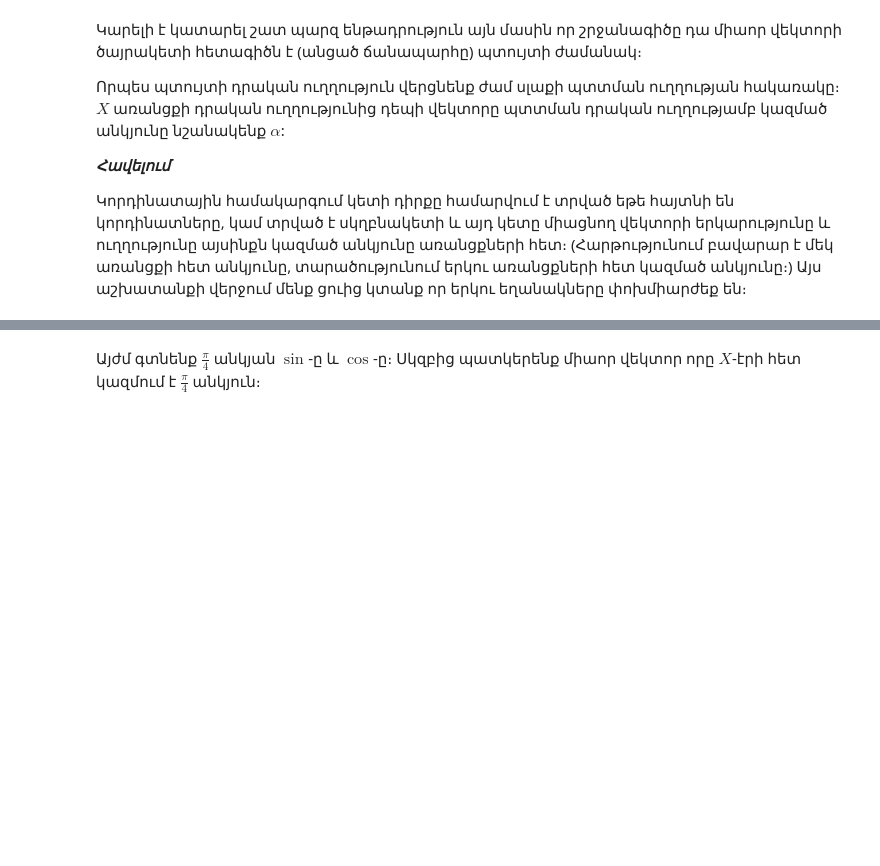
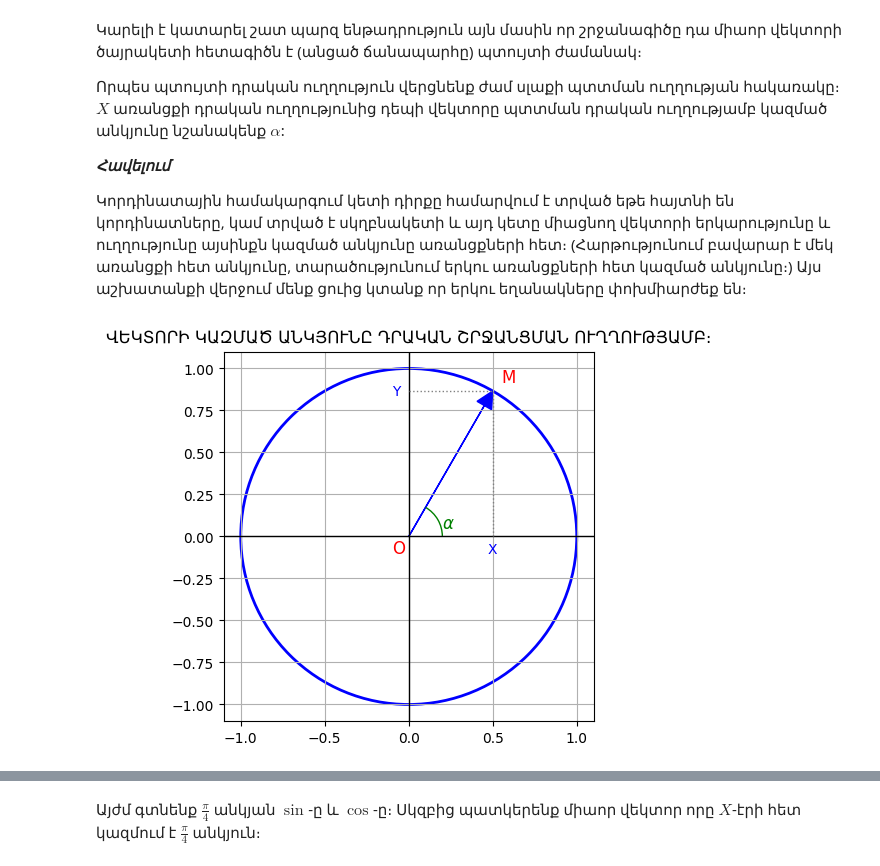
Before and after one commit to alexo-ux/math, a Jupyter notebook: 10_class/trigonometry.ipynb, the cells around one changed output, grey strips where cells are left out. Saved outputs shown, nothing was run; the diff lists cells and outputs as text; code cells hidden in the pictures; blank space fills up the shorter version.

```diff
--- a/10_class/trigonometry.ipynb
+++ b/10_class/trigonometry.ipynb
@@ -135 +72,12 @@ plt.show()
+# %%
+fig, ax = create_plot()
+dx_orig = 0.5
+dy_orig = (1 - dx_orig**2)**(1/2)
+create_vector(ax, dx_orig, dy_orig)
+add_proection(ax, dx_orig, dy_orig, )
+plt.title('ՎԵԿՏՈՐԻ ԿԱԶՄԱԾ ԱՆԿՅՈՒՆԸ ԴՐԱԿԱՆ ՇՐՋԱՆՑՄԱՆ ՈՒՂՂՈՒԹՅԱՄԲ։')
+
+plt.show()
+# %% [output]
+[figure, added]
 # %% [markdown]
```
Also changed, not shown: parts of 31 cells of this notebook, 1 other file.
